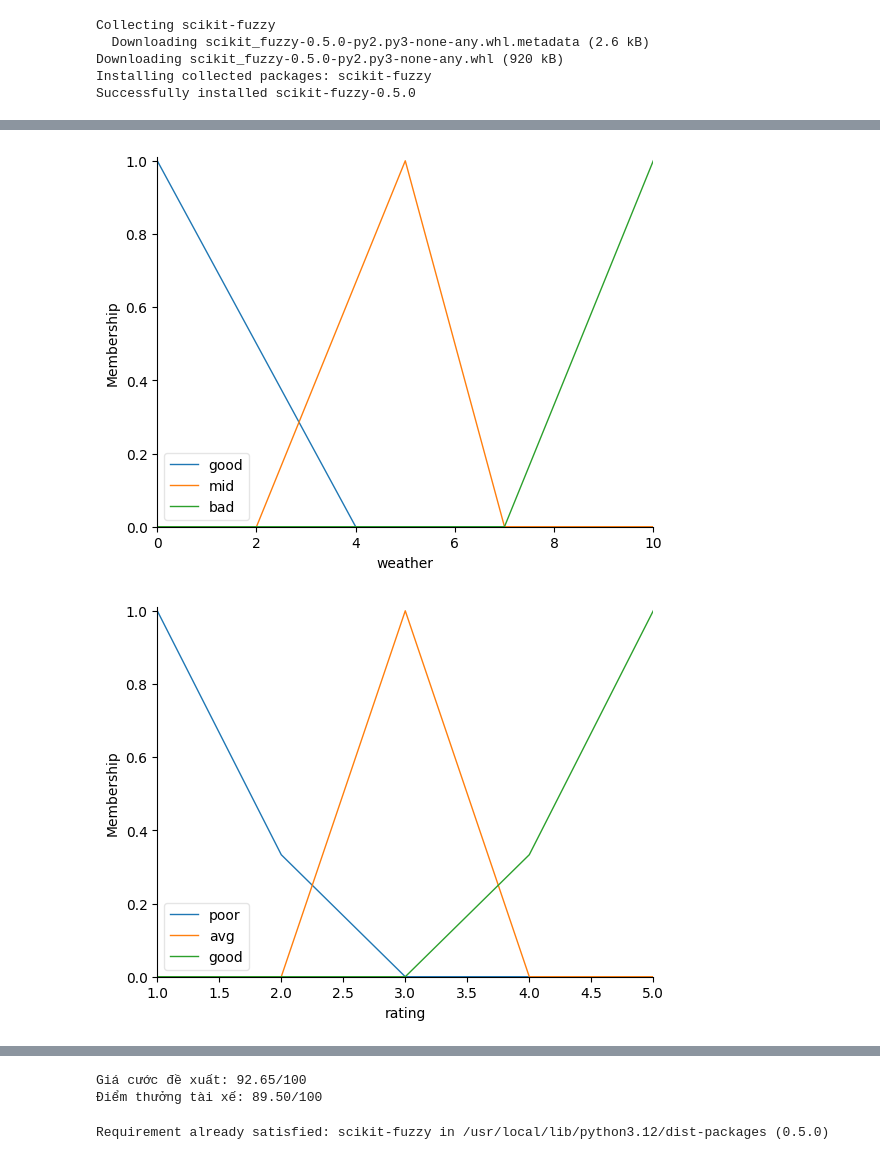
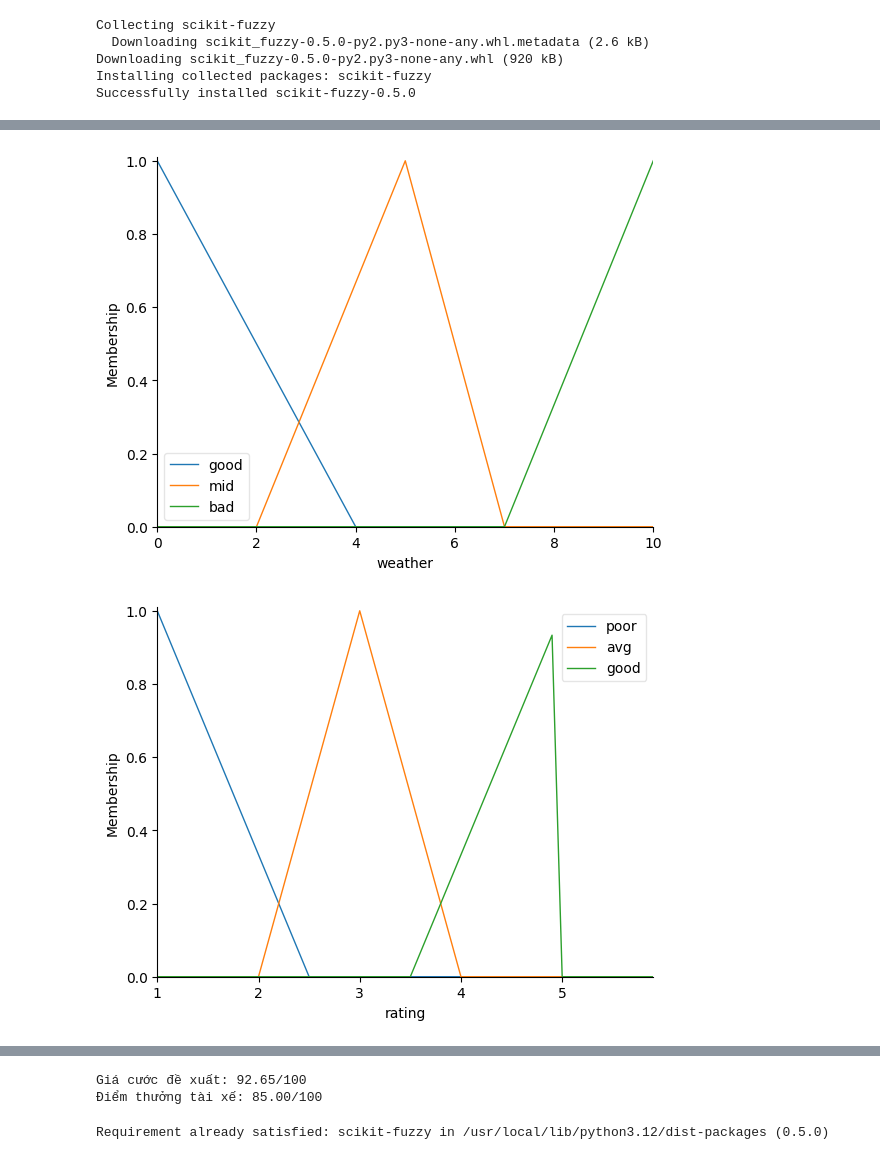
Before and after one commit to yentran31251022363-ship-it/HW---Tran-Hai-Yen, a Jupyter notebook: HW_week_2_Trần Hải Yến.ipynb, the cells around one changed output, grey strips where cells are left out. Saved outputs shown, nothing was run; the diff lists cells and outputs as text; code cells hidden in the pictures.

```diff
--- a/HW_week_2_Trần Hải Yến.ipynb
+++ b/HW_week_2_Trần Hải Yến.ipynb
@@ -11,7 +11,7 @@ distance = ctrl.Antecedent(np.arange(0, 51, 1), 'distance')
 traffic = ctrl.Antecedent(np.arange(0, 101, 1), 'traffic')
 demand = ctrl.Antecedent(np.arange(0, 101, 1), 'demand')
 weather = ctrl.Antecedent(np.arange(0, 11, 1), 'weather')
-rating = ctrl.Antecedent(np.arange(1, 6, 1), 'rating')
+rating = ctrl.Antecedent(np.arange(1, 6, 0.1), 'rating')
 price = ctrl.Consequent(np.arange(0, 101, 1), 'price')
 bonus = ctrl.Consequent(np.arange(0, 101, 1), 'bonus')
 
@@ -35,34 +35,34 @@ weather['bad'] = fuzz.trimf(weather.universe, [7, 10, 10])
 rating['poor'] = fuzz.trimf(rating.universe, [1, 1, 2.5])
 rating['avg'] = fuzz.trimf(rating.universe, [2, 3, 4])
 rating['good'] = fuzz.trimf(rating.universe, [3.5, 5, 5])
 
 price['low'] = fuzz.trimf(price.universe, [0, 0, 25])
 price['mid'] = fuzz.trimf(price.universe, [20, 50, 70])
 price['high'] = fuzz.trimf(price.universe, [60, 80, 90])
 price['very_high'] = fuzz.trimf(price.universe, [80, 100, 100])
 
 bonus['none'] = fuzz.trimf(bonus.universe, [0, 0, 10])
 bonus['low'] = fuzz.trimf(bonus.universe, [10, 30, 50])
 bonus['mid'] = fuzz.trimf(bonus.universe, [40, 60, 80])
 bonus['high'] = fuzz.trimf(bonus.universe, [70, 100, 100])
 distance.view()
 traffic.view()
 demand.view()
 weather.view()
 rating.view()
 price.view()
 bonus.view()
 # %% [output]
 Collecting scikit-fuzzy
   Downloading scikit_fuzzy-0.5.0-py2.py3-none-any.whl.metadata (2.6 kB)
 Downloading scikit_fuzzy-0.5.0-py2.py3-none-any.whl (920 kB)
 Installing collected packages: scikit-fuzzy
 Successfully installed scikit-fuzzy-0.5.0
 [figure]
 [figure]
 [figure]
 [figure]
-[figure, old version]
+[figure, new version]
 [figure]
 [figure]
 # %%
@@ -93,7 +93,7 @@ print(f"Giá cước đề xuất: {grab_sim.output['price']:.2f}/100")
 print(f"Điểm thưởng tài xế: {grab_sim.output['bonus']:.2f}/100")
 # %% [output]
 Giá cước đề xuất: 92.65/100
-Điểm thưởng tài xế: 89.50/100
+Điểm thưởng tài xế: 85.00/100
 # %%
 #2.12
 !pip install scikit-fuzzy
```
